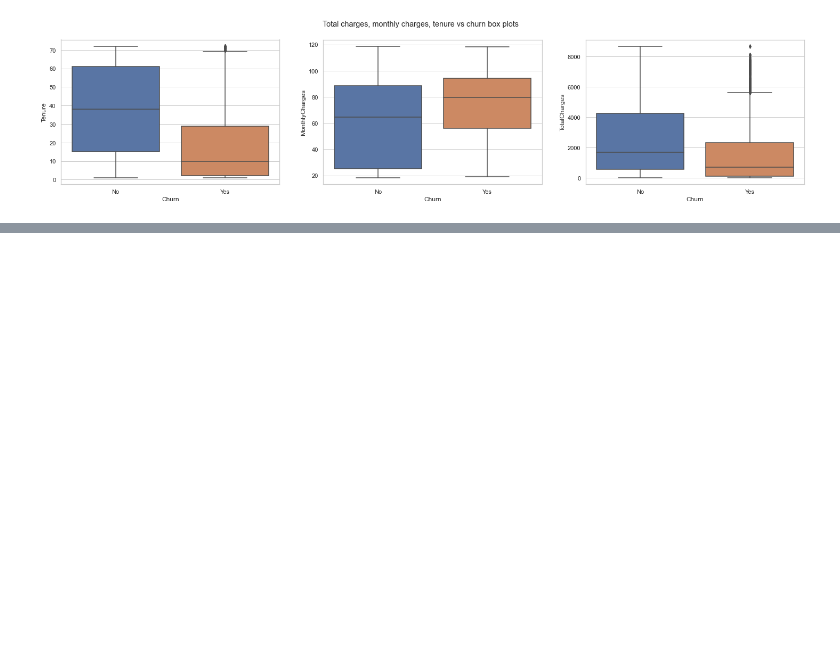
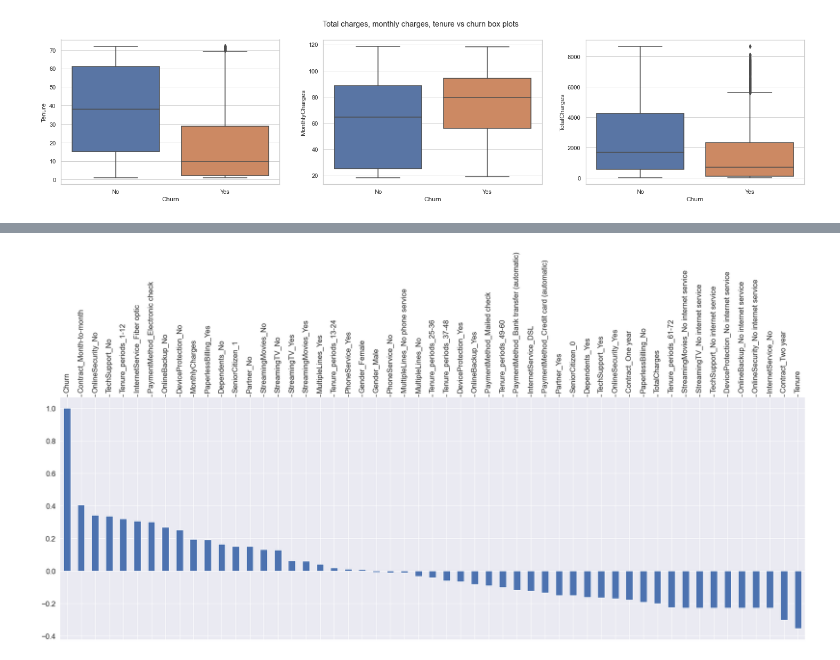
Before and after one commit to vytautasmu/Churn-Rate-Data-Analysis, a Jupyter notebook: eda.ipynb, the cells around one changed output, grey strips where cells are left out. Saved outputs shown, nothing was run; the diff lists cells and outputs as text; code cells hidden in the pictures; blank space fills up the shorter version.

```diff
--- a/eda.ipynb
+++ b/eda.ipynb
@@ -74,0 +119,5 @@ plt.show()
+# %%
+df['Churn'] = df['Churn'].apply(lambda x : 1 if 'yes' in x.lower() else 0)
+# %%
+df_dummies = pd.get_dummies(df)
+df_dummies.head(5)
@@ -74,0 +132,6 @@ plt.show()
+# %%
+plt.figure(figsize=(30,10))
+df_dummies.corr()['Churn'].sort_values(ascending = False).plot(kind='bar')
+plt.show()
+# %% [output]
+[figure, added]
```
Also changed, not shown: parts of 15 cells of this notebook.
